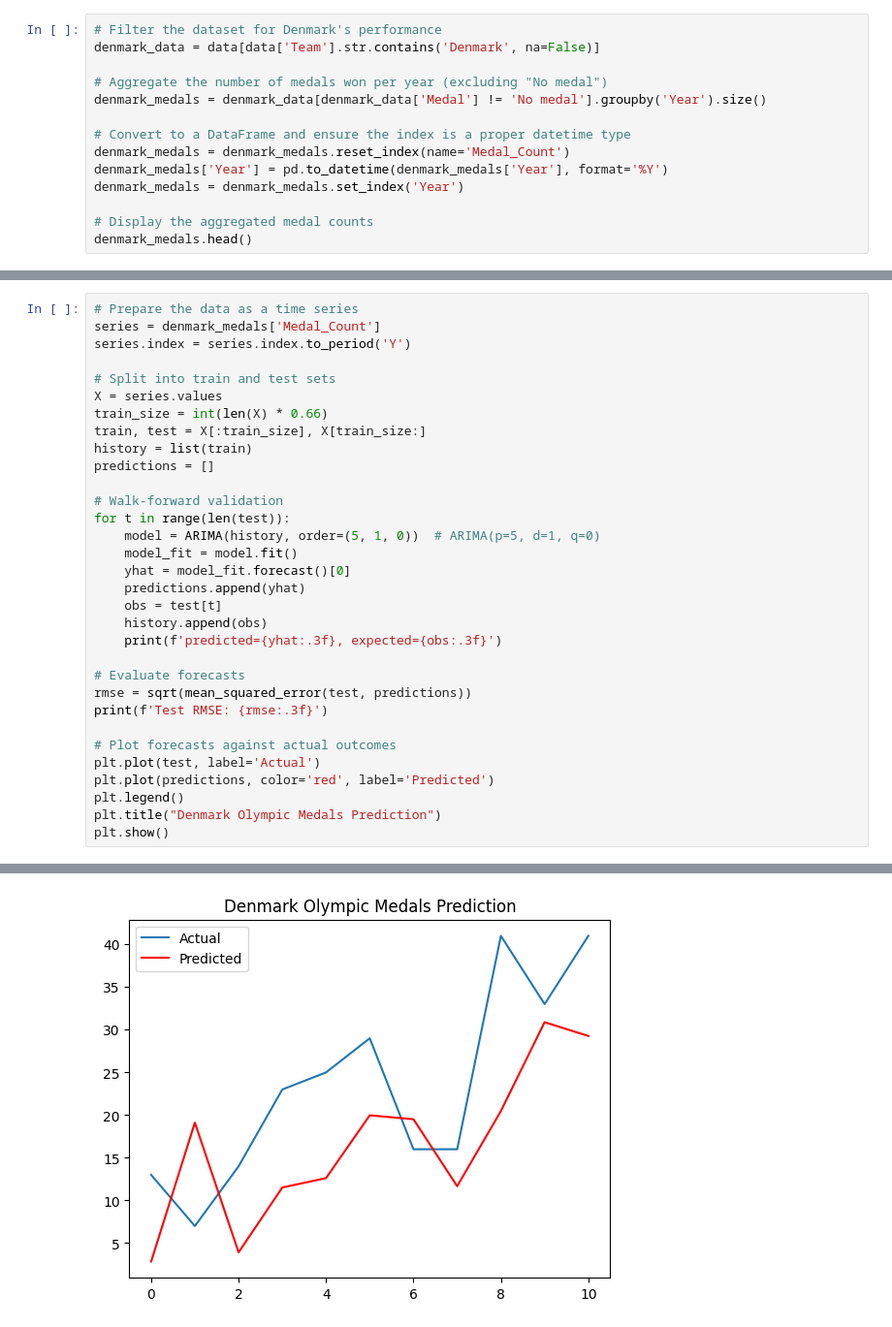
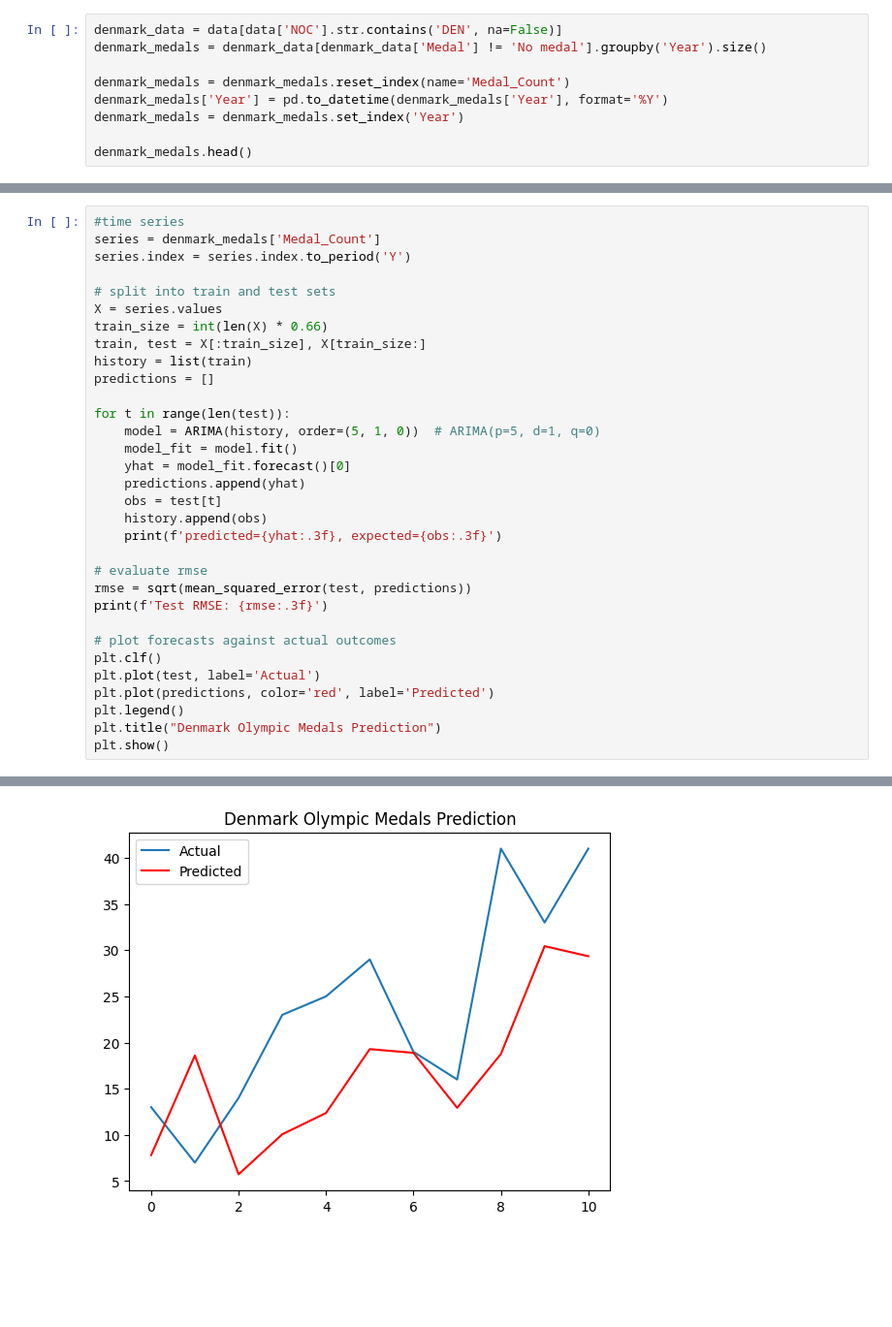
Before and after one commit to cynthiaWEpicCoder/MCM, a Jupyter notebook: ARIMAtester.ipynb, the cells around one changed output, grey strips where cells are left out. Shown at 97% size. Drawn from its saved outputs; the diff is of its cells as text; blank space fills up the shorter version.

```diff
--- a/ARIMAtester.ipynb
+++ b/ARIMAtester.ipynb
@@ -17,18 +17,13 @@ data.head()
 | 3 | Edgar Aabye | M | Denmark/Sweden | DEN | 1900 | Paris | Tug-Of-War | Tug-Of-War Men's Tug-Of-War | Gold |
 | 4 | Cornelia (-strannood) | F | Netherlands | NED | 1932 | Los Angeles | Athletics | Athletics Women's 100 metres | No medal |
 # %%
-# Filter the dataset for Denmark's performance
-denmark_data = data[data['Team'].str.contains('Denmark', na=False)]
-
-# Aggregate the number of medals won per year (excluding "No medal")
+denmark_data = data[data['NOC'].str.contains('DEN', na=False)]
 denmark_medals = denmark_data[denmark_data['Medal'] != 'No medal'].groupby('Year').size()
 
-# Convert to a DataFrame and ensure the index is a proper datetime type
 denmark_medals = denmark_medals.reset_index(name='Medal_Count')
 denmark_medals['Year'] = pd.to_datetime(denmark_medals['Year'], format='%Y')
 denmark_medals = denmark_medals.set_index('Year')
 
-# Display the aggregated medal counts
 denmark_medals.head()
 # %% [output]
 |  | Medal_Count |
@@ -41,16 +36,15 @@ denmark_medals.head()
 # %%
-# Prepare the data as a time series
+#time series
 series = denmark_medals['Medal_Count']
 series.index = series.index.to_period('Y')
 
-# Split into train and test sets
+# split into train and test sets
 X = series.values
 train_size = int(len(X) * 0.66)
 train, test = X[:train_size], X[train_size:]
 history = list(train)
 predictions = []
 
-# Walk-forward validation
 for t in range(len(test)):
     model = ARIMA(history, order=(5, 1, 0))  # ARIMA(p=5, d=1, q=0)
     model_fit = model.fit()
@@ -60,11 +54,12 @@ for t in range(len(test)):
     history.append(obs)
     print(f'predicted={yhat:.3f}, expected={obs:.3f}')
 
-# Evaluate forecasts
+# evaluate rmse
 rmse = sqrt(mean_squared_error(test, predictions))
 print(f'Test RMSE: {rmse:.3f}')
 
-# Plot forecasts against actual outcomes
+# plot forecasts against actual outcomes
+plt.clf()
 plt.plot(test, label='Actual')
 plt.plot(predictions, color='red', label='Predicted')
 plt.legend()
@@ -86,2 +81,2 @@ Test RMSE: 10.924
-[figure, old version]
+[figure, new version]
 # %%
```
Also changed, not shown: parts of 3 cells of this notebook.
